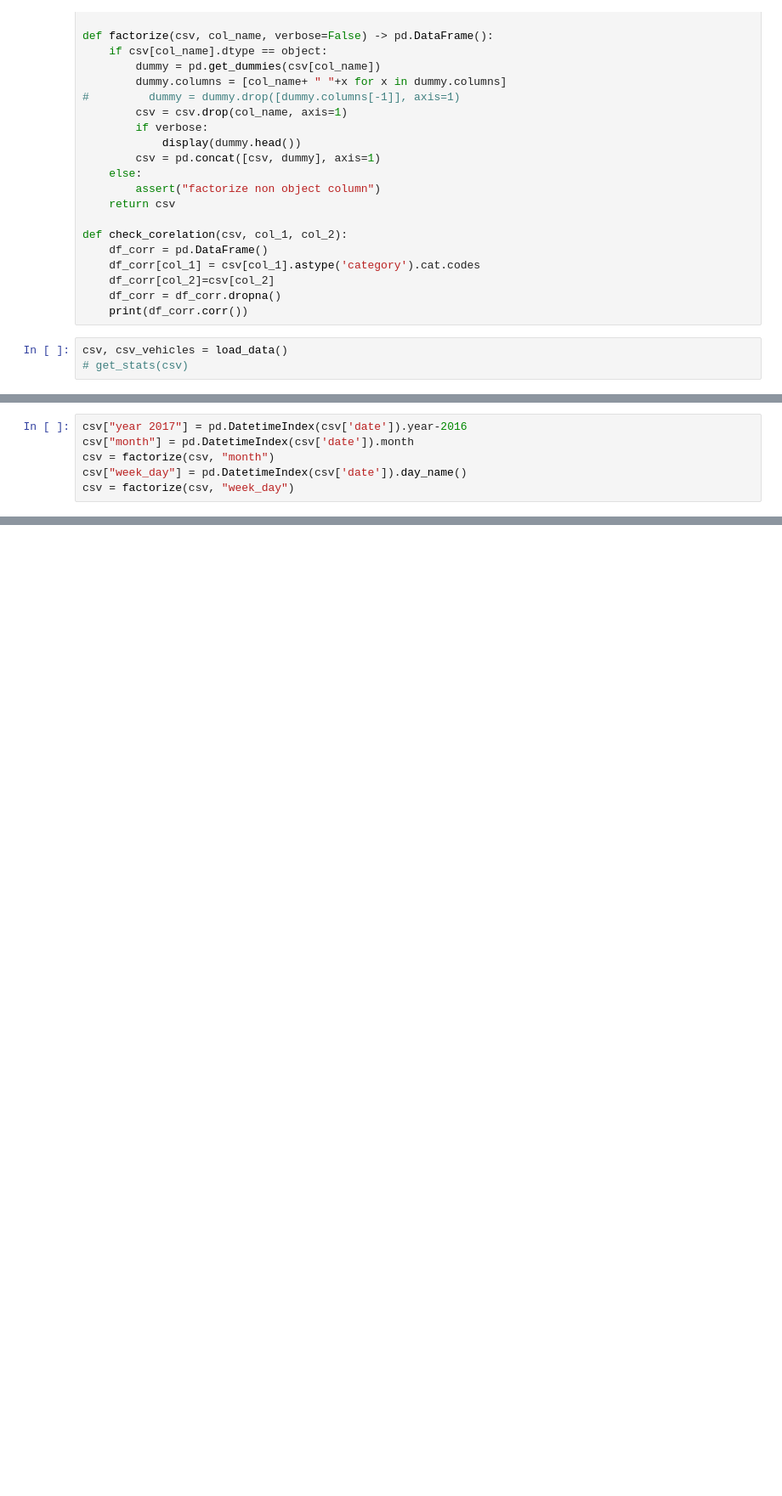
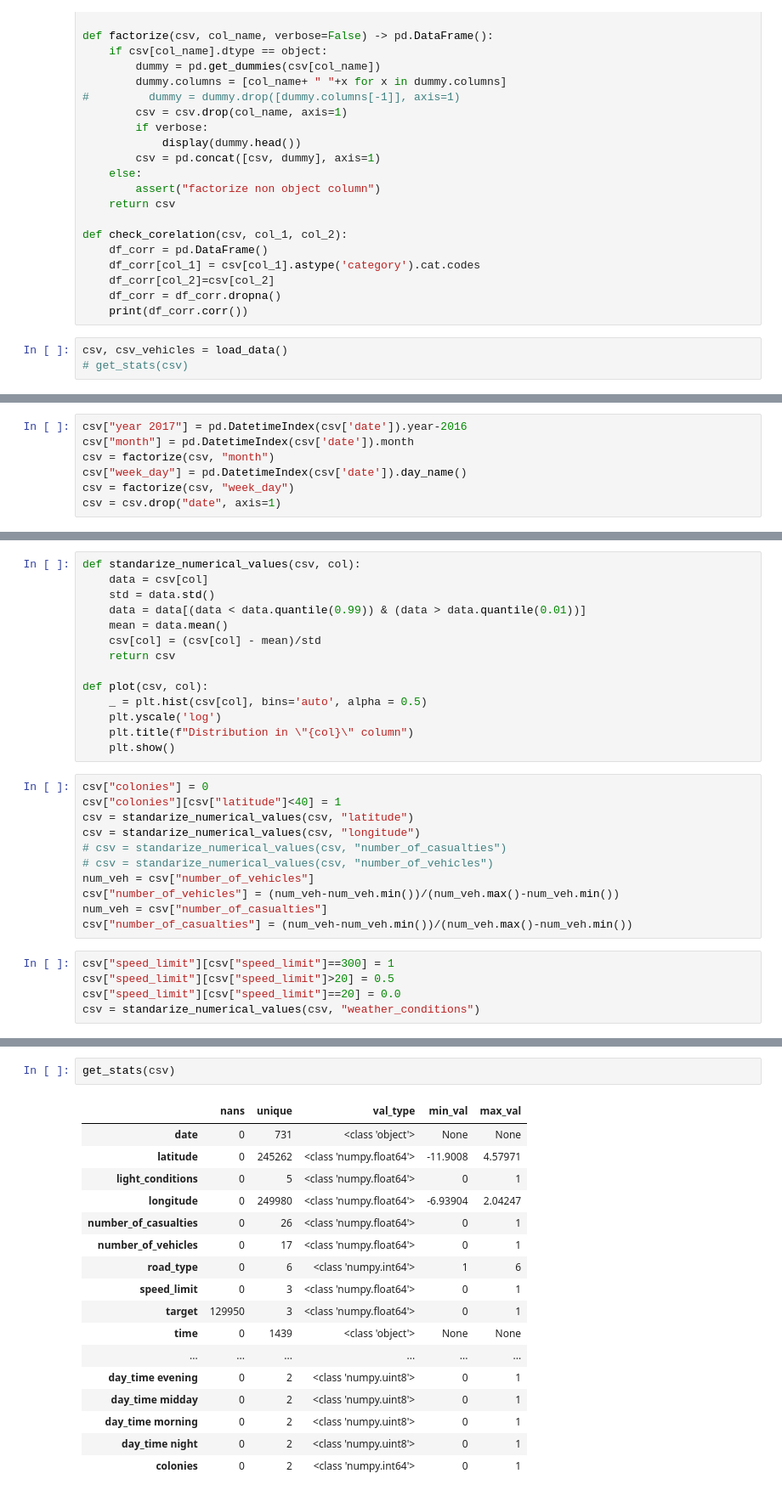
Before and after one commit to Safe-ly/HACK-UPC-ML, a Jupyter notebook: ML Script.ipynb, the cells around one changed output, grey strips where cells are left out. Shown at 85% size. Cells and saved outputs as stored; diff of their text form; blank space fills up the shorter version.

```diff
--- a/ML Script.ipynb
+++ b/ML Script.ipynb
@@ -181,3 +173,4 @@ csv["month"] = pd.DatetimeIndex(csv['date']).month
 csv = factorize(csv, "month")
 csv["week_day"] = pd.DatetimeIndex(csv['date']).day_name()
 csv = factorize(csv, "week_day")
+csv = csv.drop("date", axis=1)
@@ -203,0 +193,30 @@ Int64Index([ 150,   37,   85,  555,  473,  569,  533,  605,  591,  585,
+# %%
+def standarize_numerical_values(csv, col):
+    data = csv[col]
+    std = data.std()
+    data = data[(data < data.quantile(0.99)) & (data > data.quantile(0.01))]
+    mean = data.mean()
+    csv[col] = (csv[col] - mean)/std
+    return csv
+
+def plot(csv, col):
+    _ = plt.hist(csv[col], bins='auto', alpha = 0.5)
+    plt.yscale('log')
+    plt.title(f"Distribution in \"{col}\" column")
+    plt.show()
+# %%
+csv["colonies"] = 0
+csv["colonies"][csv["latitude"]<40] = 1
+csv = standarize_numerical_values(csv, "latitude")
+csv = standarize_numerical_values(csv, "longitude")
+# csv = standarize_numerical_values(csv, "number_of_casualties")
+# csv = standarize_numerical_values(csv, "number_of_vehicles")
+num_veh = csv["number_of_vehicles"]
+csv["number_of_vehicles"] = (num_veh-num_veh.min())/(num_veh.max()-num_veh.min())
+num_veh = csv["number_of_casualties"]
+csv["number_of_casualties"] = (num_veh-num_veh.min())/(num_veh.max()-num_veh.min())
+# %%
+csv["speed_limit"][csv["speed_limit"]==300] = 1
+csv["speed_limit"][csv["speed_limit"]>20] = 0.5
+csv["speed_limit"][csv["speed_limit"]==20] = 0.0
+csv = standarize_numerical_values(csv, "weather_conditions")
@@ -203,0 +229,20 @@ Int64Index([ 150,   37,   85,  555,  473,  569,  533,  605,  591,  585,
+# %%
+get_stats(csv)
+# %% [output]
+|  | nans | unique | val_type | min_val | max_val |
+| date | 0 | 731 | <class 'object'> | None | None |
+| latitude | 0 | 245262 | <class 'numpy.float64'> | -11.9008 | 4.57971 |
+| light_conditions | 0 | 5 | <class 'numpy.float64'> | 0 | 1 |
+| longitude | 0 | 249980 | <class 'numpy.float64'> | -6.93904 | 2.04247 |
+| number_of_casualties | 0 | 26 | <class 'numpy.float64'> | 0 | 1 |
+| number_of_vehicles | 0 | 17 | <class 'numpy.float64'> | 0 | 1 |
+| road_type | 0 | 6 | <class 'numpy.int64'> | 1 | 6 |
+| speed_limit | 0 | 3 | <class 'numpy.float64'> | 0 | 1 |
+| target | 129950 | 3 | <class 'numpy.float64'> | 0 | 1 |
+| time | 0 | 1439 | <class 'object'> | None | None |
+| ... | ... | ... | ... | ... | ... |
+| day_time evening | 0 | 2 | <class 'numpy.uint8'> | 0 | 1 |
+| day_time midday | 0 | 2 | <class 'numpy.uint8'> | 0 | 1 |
+| day_time morning | 0 | 2 | <class 'numpy.uint8'> | 0 | 1 |
+| day_time night | 0 | 2 | <class 'numpy.uint8'> | 0 | 1 |
+| colonies | 0 | 2 | <class 'numpy.int64'> | 0 | 1 |
```
Also changed, not shown: parts of 10 cells of this notebook.
